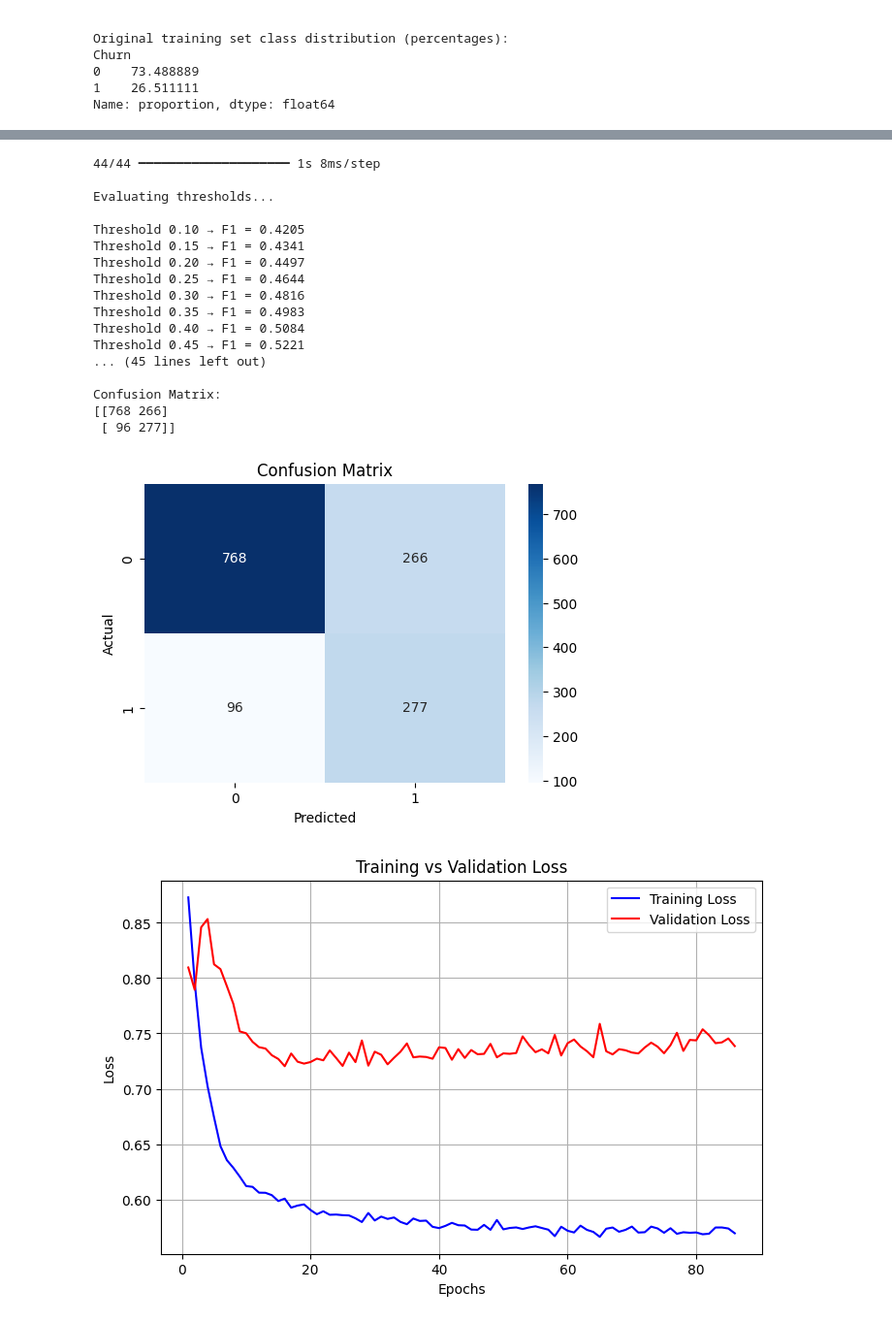
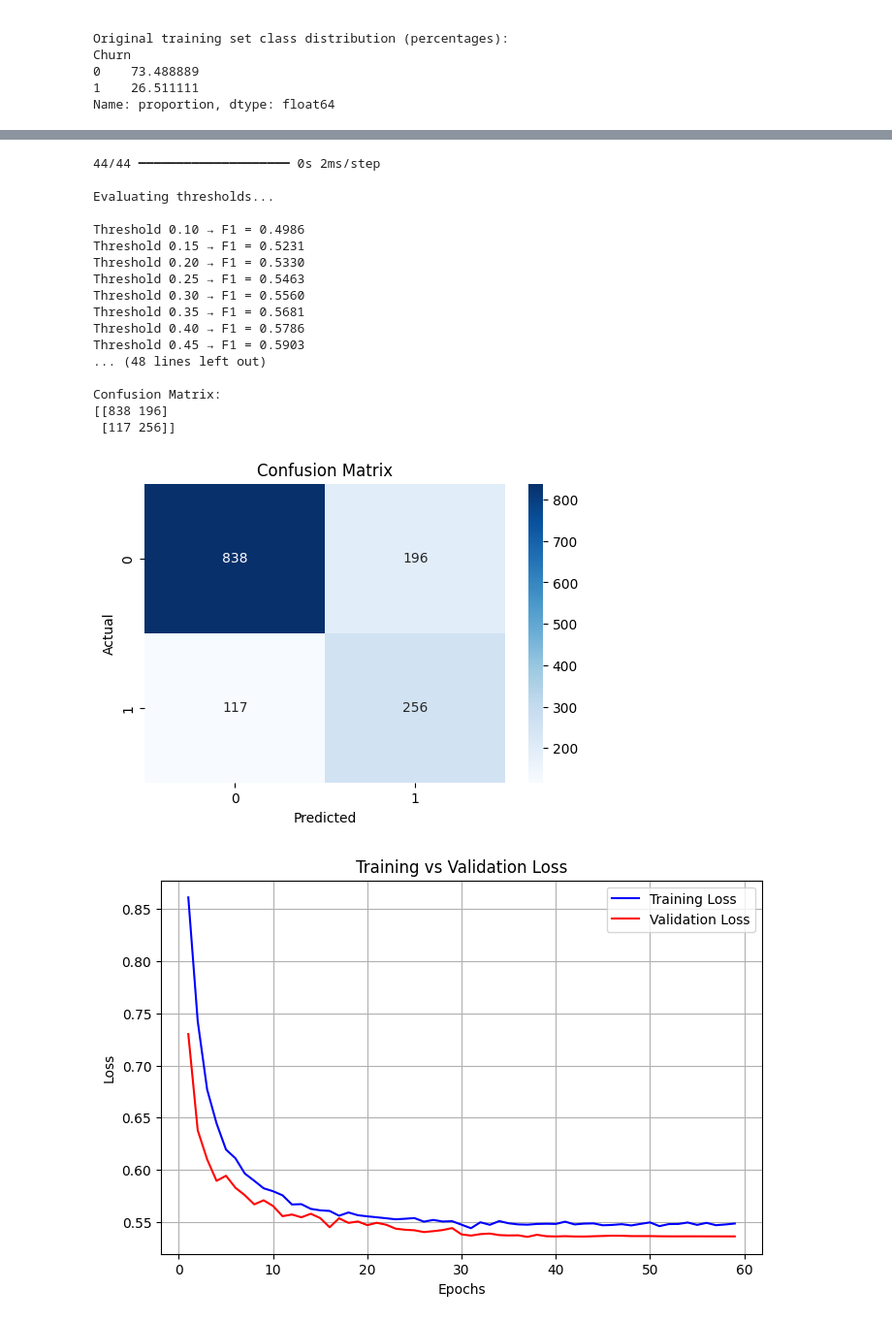
Before and after one commit to Kavishka2401/CustomerChurnPredictionSystem, a Jupyter notebook: Final_NN_Model.ipynb, the cells around one changed output, grey strips where cells are left out. Shown at 97% size. Drawn from its saved outputs; the diff is of its cells as text; code cells hidden in the pictures.

Commit message:
Tuned Hyperparameters - Stabilized loss graph and accuracy

```diff
--- a/Final_NN_Model.ipynb
+++ b/Final_NN_Model.ipynb
@@ -165,7 +165,7 @@ model.add(tf.keras.layers.Dense(
     input_shape=(X_train_res.shape[1],),
     kernel_regularizer=l2(0.005)
 ))
-model.add(Dropout(0.4, seed=SEED))
+model.add(Dropout(0.25, seed=SEED))
 
 # Second hidden layer
 model.add(tf.keras.layers.Dense(
@@ -173,7 +173,7 @@ model.add(tf.keras.layers.Dense(
     activation='relu',
     kernel_regularizer=l2(0.005)
 ))
-model.add(Dropout(0.4, seed=SEED))
+model.add(Dropout(0.25, seed=SEED))
 
 # Output layer
 model.add(tf.keras.layers.Dense(
@@ -210,6 +210,15 @@ model.compile(
         f1_score
     ]
 )
+from tensorflow.keras.callbacks import ReduceLROnPlateau
+
+reduce_lr = ReduceLROnPlateau(
+    monitor='val_loss',
+    factor=0.5,
+    patience=3,
+    min_lr=1e-6,
+    verbose=1
+)
 
 early_stop = EarlyStopping(
     monitor='val_auc',
@@ -223,9 +232,8 @@ history = model.fit(
     batch_size=32,
     validation_data=(X_val, y_val),
     class_weight=class_weight_dict,
-    callbacks=[early_stop],
-    verbose=1,
-    shuffle=False
+    callbacks=[early_stop, reduce_lr],
+    verbose=1
 )
 # %% [output]
 Class weights (before SMOTE): {np.int64(0): np.float64(0.680374962201391), np.int64(1): np.float64(1.8860016764459346)}
@@ -283,7 +290,17 @@ y_val_pred = (model.predict(X_val) > best_t).astype(int)
 y_test_pred = (model.predict(X_test) > best_t).astype(int)
 
 # Evaluate on test set
-results = model.evaluate(X_test, y_test)
+from sklearn.metrics import accuracy_score, precision_score, recall_score, f1_score
+
+acc = accuracy_score(y_test, y_test_pred)
+prec = precision_score(y_test, y_test_pred)
+rec = recall_score(y_test, y_test_pred)
+f1 = f1_score(y_test, y_test_pred)
+
+print("Accuracy:", acc)
+print("Precision:", prec)
+print("Recall:", rec)
+print("F1 Score:", f1)
 
 # Print overall test metrics
 for name, value in zip(model.metrics_names, results):
@@ -310,44 +327,44 @@ print(cm)
 
 # Visualize it as a heatmap
 plt.figure(figsize=(6,4))
 sns.heatmap(cm, annot=True, fmt='d', cmap='Blues', xticklabels=[0,1], yticklabels=[0,1])
 plt.xlabel('Predicted')
 plt.ylabel('Actual')
 plt.title('Confusion Matrix')
 plt.show()
 
 import matplotlib.pyplot as plt
 
 # Epochs
 epochs = range(1, len(history.history['loss']) + 1)
 
 # Plot Loss
 plt.figure(figsize=(8,5))
 plt.plot(epochs, history.history['loss'], 'b-', label='Training Loss')
 plt.plot(epochs, history.history['val_loss'], 'r-', label='Validation Loss')
 plt.title('Training vs Validation Loss')
 plt.xlabel('Epochs')
 plt.ylabel('Loss')
 plt.legend()
 plt.grid(True)
 plt.show()
 # %% [output]
-44/44 ━━━━━━━━━━━━━━━━━━━━ 1s 8ms/step
+44/44 ━━━━━━━━━━━━━━━━━━━━ 0s 2ms/step
 
 Evaluating thresholds...
 
-Threshold 0.10 → F1 = 0.4205
-Threshold 0.15 → F1 = 0.4341
-Threshold 0.20 → F1 = 0.4497
-Threshold 0.25 → F1 = 0.4644
-Threshold 0.30 → F1 = 0.4816
-Threshold 0.35 → F1 = 0.4983
-Threshold 0.40 → F1 = 0.5084
-Threshold 0.45 → F1 = 0.5221
-... (45 lines left out)
+Threshold 0.10 → F1 = 0.4986
+Threshold 0.15 → F1 = 0.5231
+Threshold 0.20 → F1 = 0.5330
+Threshold 0.25 → F1 = 0.5463
+Threshold 0.30 → F1 = 0.5560
+Threshold 0.35 → F1 = 0.5681
+Threshold 0.40 → F1 = 0.5786
+Threshold 0.45 → F1 = 0.5903
+... (48 lines left out)
 
 Confusion Matrix:
-[[768 266]
- [ 96 277]]
+[[838 196]
+ [117 256]]
-[figure, old version]
+[figure, new version]
-[figure, old version]
+[figure, new version]
```
Also changed, not shown: parts of 1 cell of this notebook.
